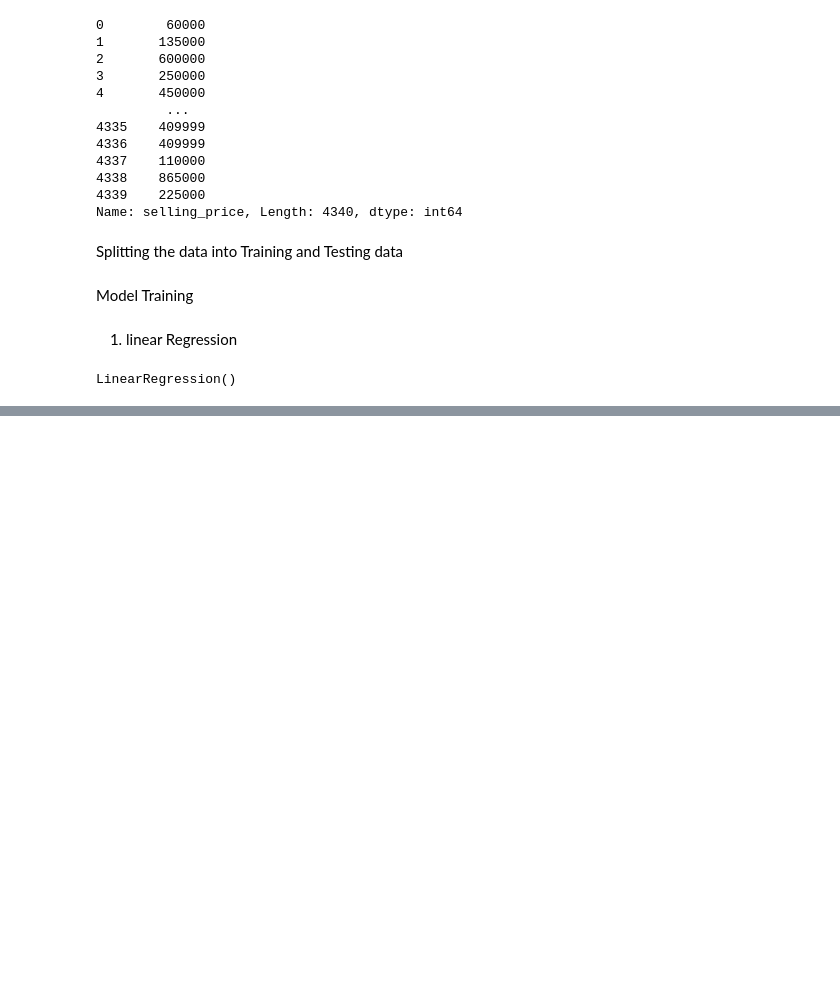
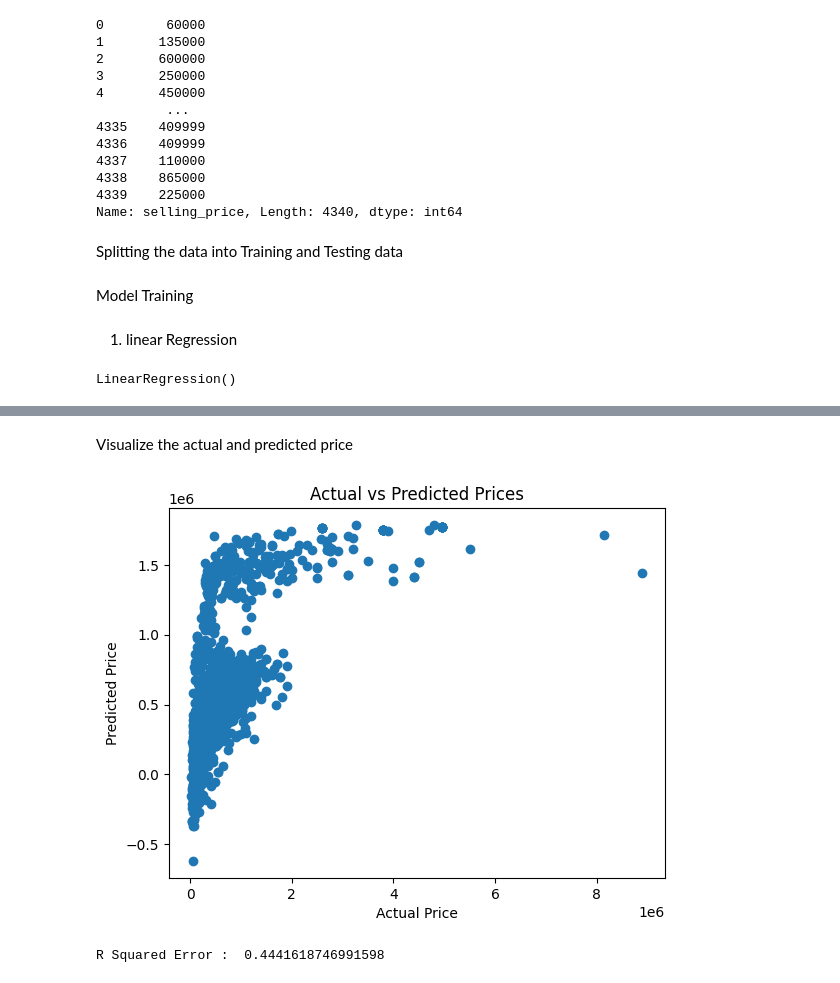
Before and after one commit to Sampatti15/Car-Price_Prediction, a Jupyter notebook: Car Price Prediction.ipynb, the cells around one changed output, grey strips where cells are left out. Saved outputs shown, nothing was run; the diff lists cells and outputs as text; code cells hidden in the pictures; blank space fills up the shorter version.

```diff
--- a/Car Price Prediction.ipynb
+++ b/Car Price Prediction.ipynb
@@ -162,0 +203,3 @@ LinearRegression()
+# %%
+# Loading the lasso regression model
+lass_reg_model = Lasso()
@@ -162,0 +212,3 @@ LinearRegression()
+# %%
+# Prediction on Training data
+training_data_prediction = lass_reg_model.predict(X_train)
@@ -162,0 +221,10 @@ LinearRegression()
+# %% [markdown]
+Visualize the actual and predicted price
+# %%
+plt.scatter(Y_train, training_data_prediction)
+plt.xlabel("Actual Price")
+plt.ylabel("Predicted Price")
+plt.title("Actual vs Predicted Prices")
+plt.show()
+# %% [output]
+[figure, added]
@@ -162,0 +234,6 @@ LinearRegression()
+# %%
+# Squared Error
+error_score = metrics.r2_score(Y_test, test_data_prediction)
+print("R Squared Error : ", error_score)
+# %% [output]
+R Squared Error :  0.4441618746991598
```
Also changed, not shown: parts of 15 cells of this notebook, 1 other file.
